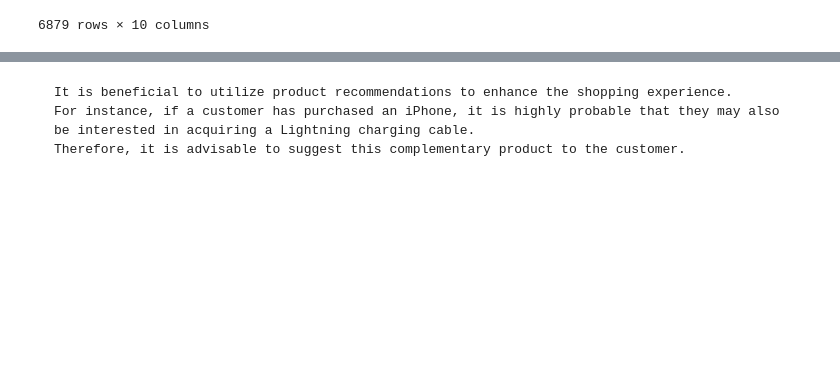
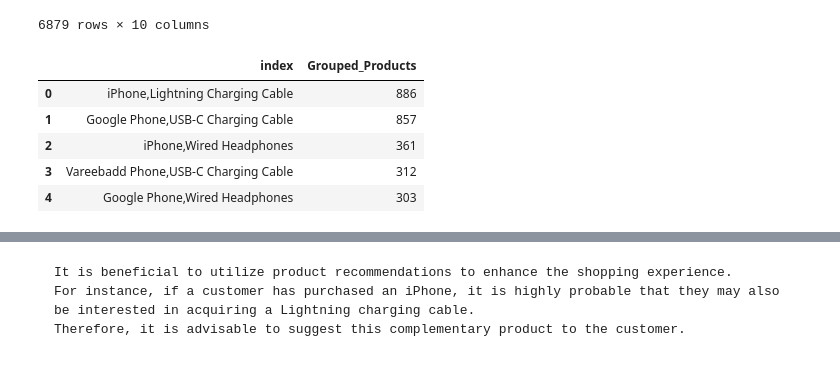
Before and after one commit to Narula901/Data-Analytics-Project, a Jupyter notebook: Sales Data Analysis.ipynb, the cells around one changed output, grey strips where cells are left out. Drawn from its saved outputs; the diff is of its cells as text; code cells hidden in the pictures; blank space fills up the shorter version.

```diff
--- a/Sales Data Analysis.ipynb
+++ b/Sales Data Analysis.ipynb
@@ -501,0 +493,9 @@ fig.show()
+# %%
+product_counts
+# %% [output]
+|  | index | Grouped_Products |
+| 0 | iPhone,Lightning Charging Cable | 886 |
+| 1 | Google Phone,USB-C Charging Cable | 857 |
+| 2 | iPhone,Wired Headphones | 361 |
+| 3 | Vareebadd Phone,USB-C Charging Cable | 312 |
+| 4 | Google Phone,Wired Headphones | 303 |
```
Also changed, not shown: parts of 8 cells of this notebook.
